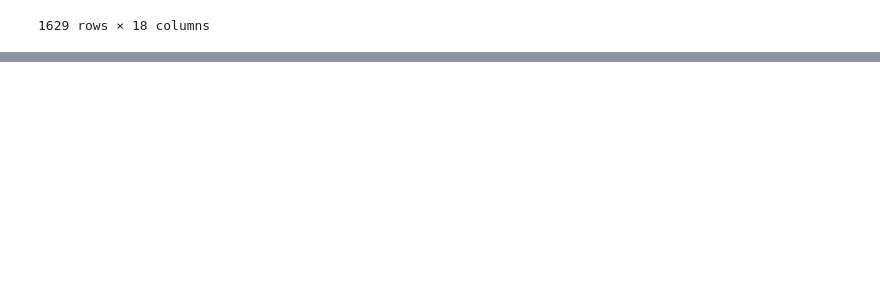
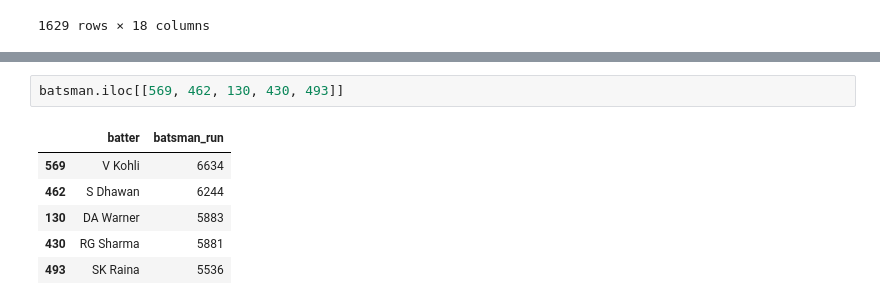
Before and after one commit to GitAnkit-hub/Learning-Pandas, a Jupyter notebook: 02dataframes.ipynb, the cells around one changed output, grey strips where cells are left out. Drawn from its saved outputs; the diff is of its cells as text; blank space fills up the shorter version.

```diff
--- a/02dataframes.ipynb
+++ b/02dataframes.ipynb
@@ -290,0 +303,9 @@ mvs.sort_values(['year_of_release', 'title_x'], ascending=[True, False])
+# %%
+batsman.iloc[[569, 462, 130, 430, 493]]
+# %% [output]
+|  | batter | batsman_run |
+| 569 | V Kohli | 6634 |
+| 462 | S Dhawan | 6244 |
+| 130 | DA Warner | 5883 |
+| 430 | RG Sharma | 5881 |
+| 493 | SK Raina | 5536 |
```
Also changed, not shown: parts of 2 cells of this notebook.
